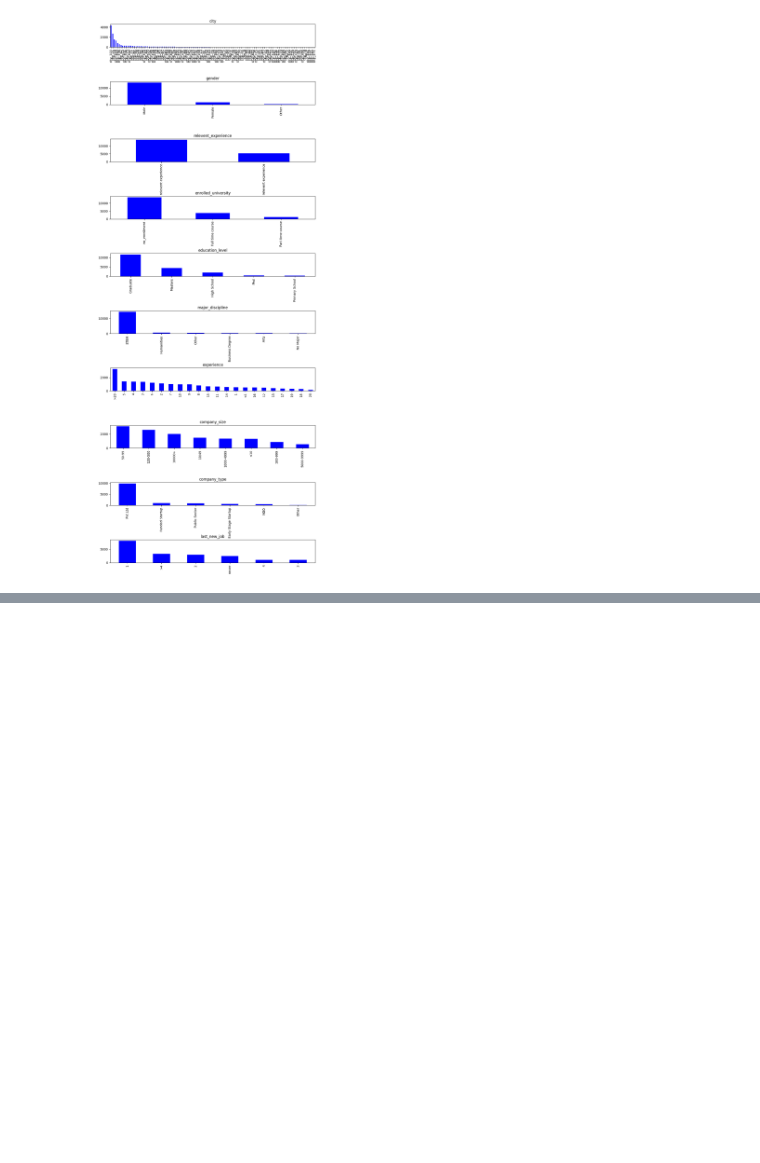
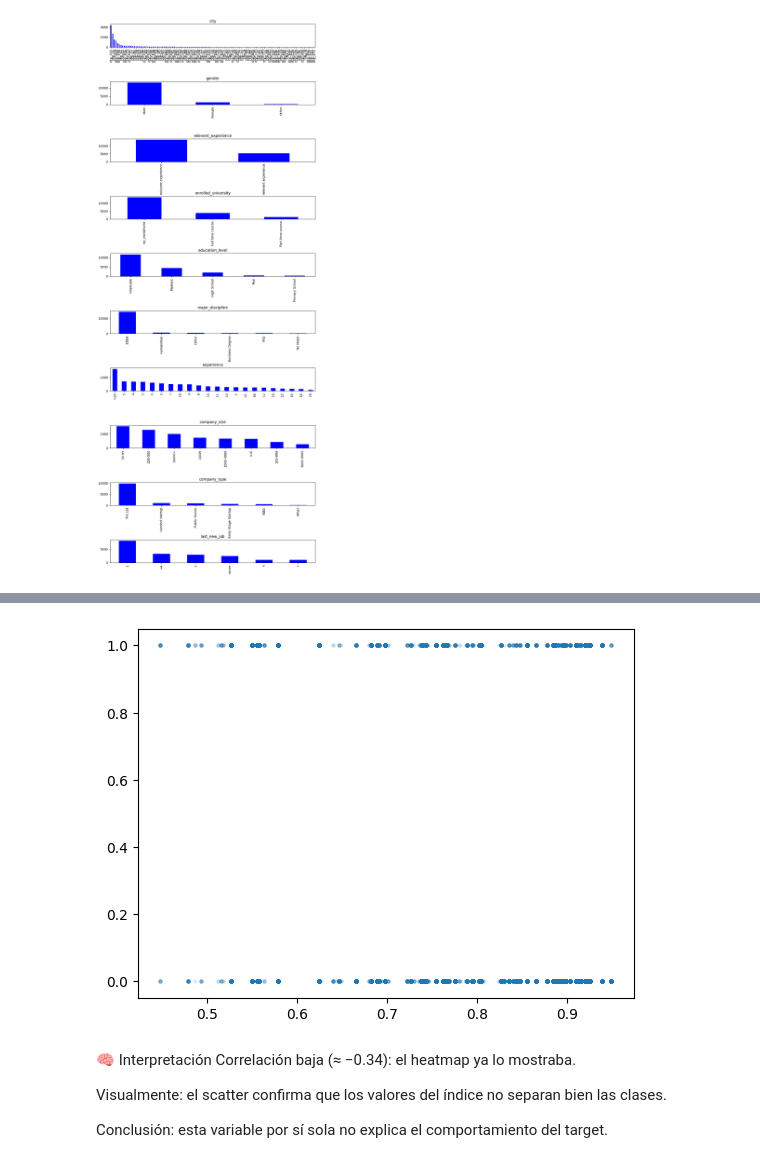
Before and after one commit to alejobgr99/lab-data-science-uniovi, a Jupyter notebook: actividad_final_micro.ipynb, the cells around one changed output, grey strips where cells are left out. Drawn from its saved outputs; the diff is of its cells as text; code cells hidden in the pictures; blank space fills up the shorter version.

```diff
--- a/actividad_final_micro.ipynb
+++ b/actividad_final_micro.ipynb
@@ -178,0 +208,12 @@ plt.show()
+# %%
+plt.scatter(data['city_development_index'], data['target'], alpha=0.1, s=5)
+plt.show()
+# %% [output]
+[figure, added]
+# %% [markdown]
+🧠 Interpretación
+Correlación baja (≈ −0.34): el heatmap ya lo mostraba.
+
+Visualmente: el scatter confirma que los valores del índice no separan bien las clases.
+
+Conclusión: esta variable por sí sola no explica el comportamiento del target.
```
Also changed, not shown: parts of 12 cells of this notebook.
